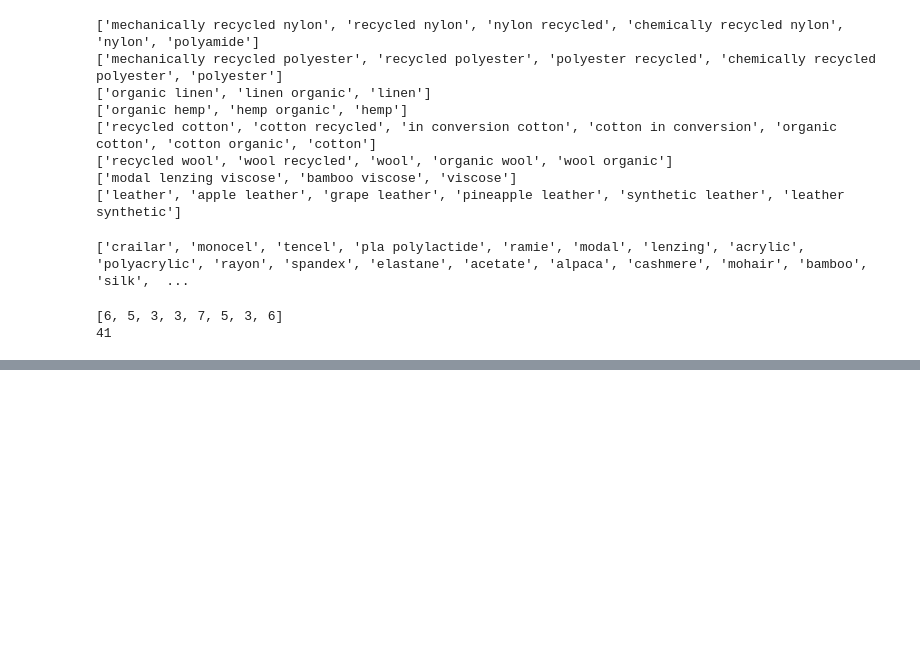
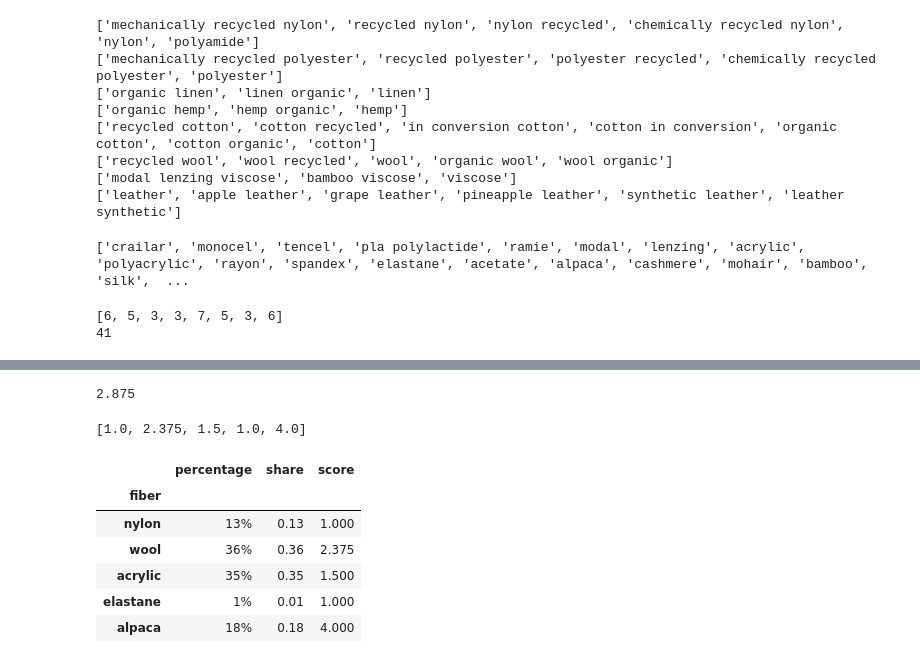
Before and after one commit to lunadabinovic/eco_fashion_project, a Jupyter notebook: notebooks/linking_tags_fbscore.ipynb, the cells around one changed output, grey strips where cells are left out. Cells and saved outputs as stored; diff of their text form; code cells hidden in the pictures; blank space fills up the shorter version.

```diff
--- a/notebooks/linking_tags_fbscore.ipynb
+++ b/notebooks/linking_tags_fbscore.ipynb
@@ -514,0 +581,4 @@ get_fiber_pct(all_matches2_df)
+# %%
+fiber_score_df.loc['nylon recycled']['Final Score']
+# %% [output]
+2.875
@@ -514,0 +597,17 @@ get_fiber_pct(all_matches2_df)
+# %%
+get_score(fiber_score_df, tag_info)
+# %% [output]
+[1.0, 2.375, 1.5, 1.0, 4.0]
+# %%
+tag_score_df = tag_info.set_index('fiber')
+tag_score_df['share'] = percentages_to_float(tag_info)
+tag_score_df['score'] = get_score(fiber_score_df, tag_info)
+tag_score_df
+# %% [output]
+|  | percentage | share | score |
+| fiber |  |  |  |
+| nylon | 13% | 0.13 | 1.000 |
+| wool | 36% | 0.36 | 2.375 |
+| acrylic | 35% | 0.35 | 1.500 |
+| elastane | 1% | 0.01 | 1.000 |
+| alpaca | 18% | 0.18 | 4.000 |
```
Also changed, not shown: parts of 21 cells of this notebook, 3 other files.
